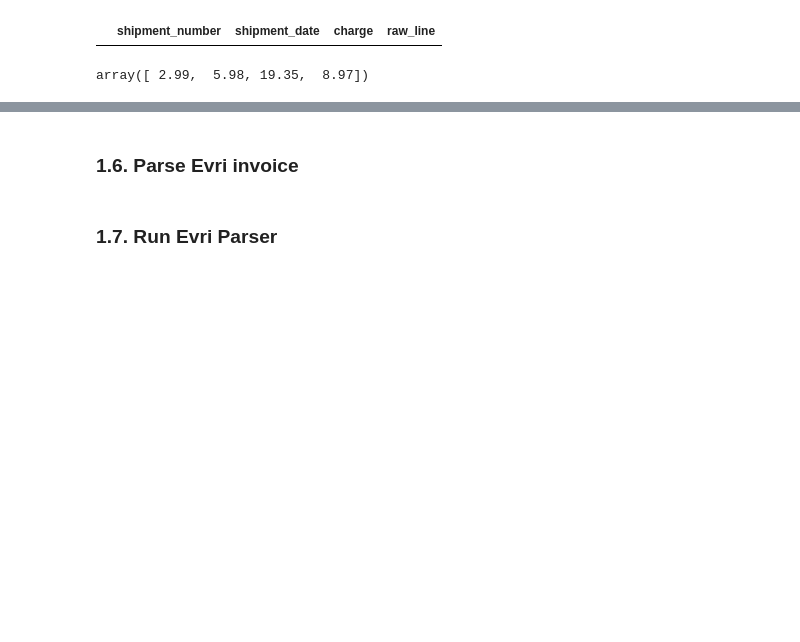
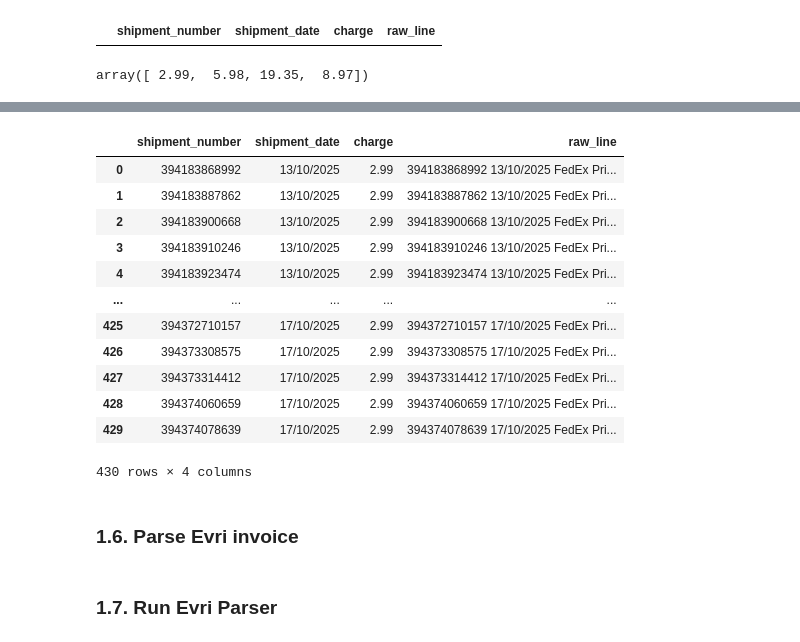
Before and after one commit to alpertoo/pdf-data-extract, a Jupyter notebook: compare.ipynb, the cells around one changed output, grey strips where cells are left out. Saved outputs shown, nothing was run; the diff lists cells and outputs as text; code cells hidden in the pictures; blank space fills up the shorter version.

```diff
--- a/compare.ipynb
+++ b/compare.ipynb
@@ -165,3 +177,19 @@ array([ 2.99,  5.98, 19.35,  8.97])
+# %%
+fedex_df1
+# %% [output]
+|  | shipment_number | shipment_date | charge | raw_line |
+| 0 | 394183868992 | 13/10/2025 | 2.99 | 394183868992 13/10/2025 FedEx Pri... |
+| 1 | 394183887862 | 13/10/2025 | 2.99 | 394183887862 13/10/2025 FedEx Pri... |
+| 2 | 394183900668 | 13/10/2025 | 2.99 | 394183900668 13/10/2025 FedEx Pri... |
+| 3 | 394183910246 | 13/10/2025 | 2.99 | 394183910246 13/10/2025 FedEx Pri... |
+| 4 | 394183923474 | 13/10/2025 | 2.99 | 394183923474 13/10/2025 FedEx Pri... |
+| ... | ... | ... | ... | ... |
+| 425 | 394372710157 | 17/10/2025 | 2.99 | 394372710157 17/10/2025 FedEx Pri... |
+| 426 | 394373308575 | 17/10/2025 | 2.99 | 394373308575 17/10/2025 FedEx Pri... |
+| 427 | 394373314412 | 17/10/2025 | 2.99 | 394373314412 17/10/2025 FedEx Pri... |
+| 428 | 394374060659 | 17/10/2025 | 2.99 | 394374060659 17/10/2025 FedEx Pri... |
+| 429 | 394374078639 | 17/10/2025 | 2.99 | 394374078639 17/10/2025 FedEx Pri... |
+430 rows × 4 columns
 # %% [markdown]
 ### 1.6. Parse Evri invoice
 # %%
```
Also changed, not shown: parts of 8 cells of this notebook, 1 other file.
